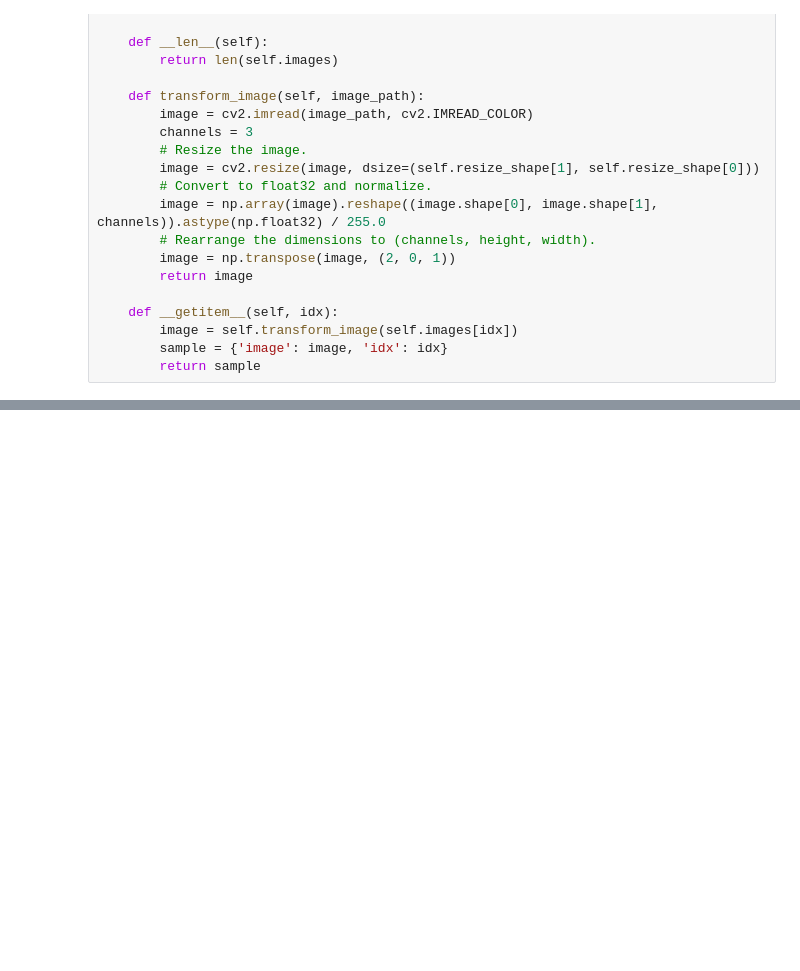
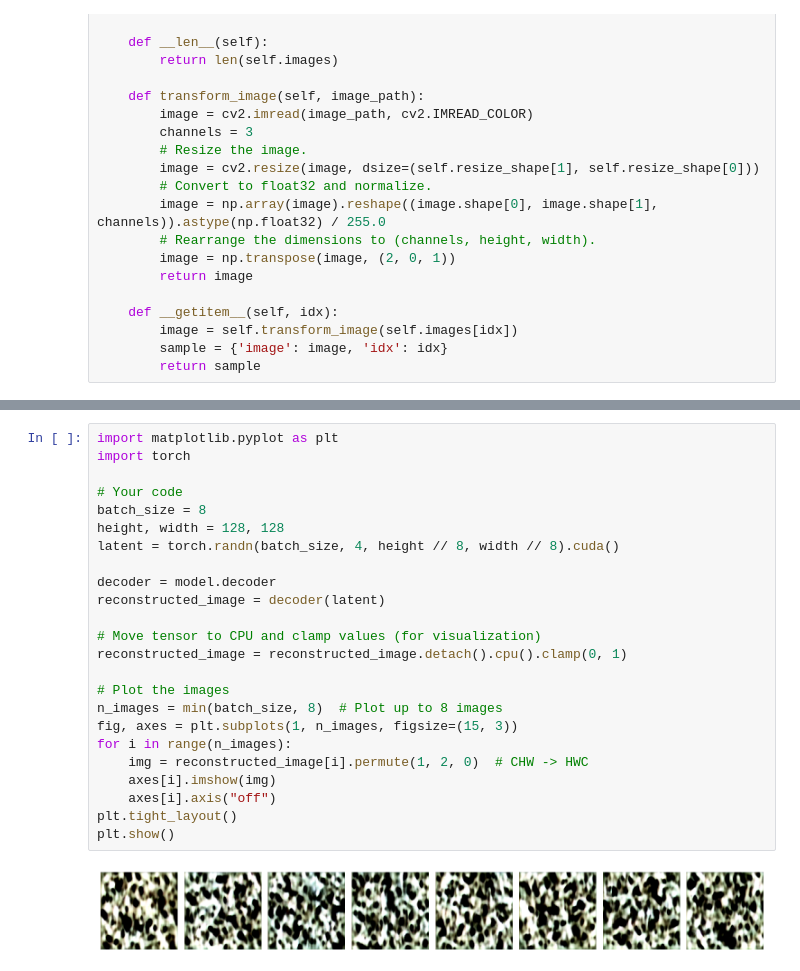
Before and after one commit to ManfredGonzalez/VAE_training, a Jupyter notebook: test.ipynb, the cells around one changed output, grey strips where cells are left out. Saved outputs shown, nothing was run; the diff lists cells and outputs as text; blank space fills up the shorter version.

```diff
--- a/test.ipynb
+++ b/test.ipynb
@@ -114,0 +204,26 @@ plt.show()
+# %%
+import matplotlib.pyplot as plt
+import torch
+
+# Your code
+batch_size = 8
+height, width = 128, 128
+latent = torch.randn(batch_size, 4, height // 8, width // 8).cuda()
+
+decoder = model.decoder
+reconstructed_image = decoder(latent)
+
+# Move tensor to CPU and clamp values (for visualization)
+reconstructed_image = reconstructed_image.detach().cpu().clamp(0, 1)
+
+# Plot the images
+n_images = min(batch_size, 8)  # Plot up to 8 images
+fig, axes = plt.subplots(1, n_images, figsize=(15, 3))
+for i in range(n_images):
+    img = reconstructed_image[i].permute(1, 2, 0)  # CHW -> HWC
+    axes[i].imshow(img)
+    axes[i].axis("off")
+plt.tight_layout()
+plt.show()
+# %% [output]
+[figure, added]
```
Also changed, not shown: parts of 4 cells of this notebook, 2 other files.
